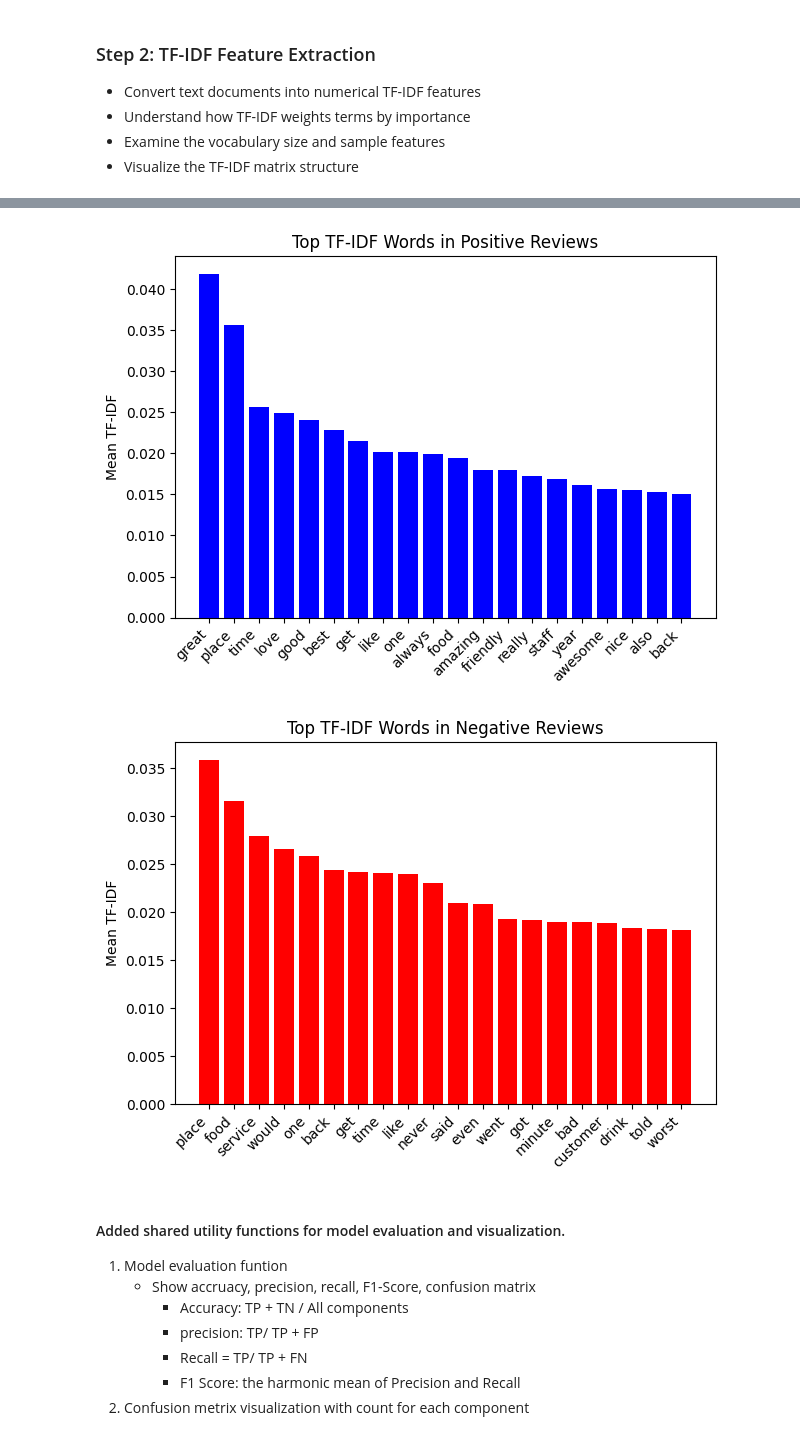
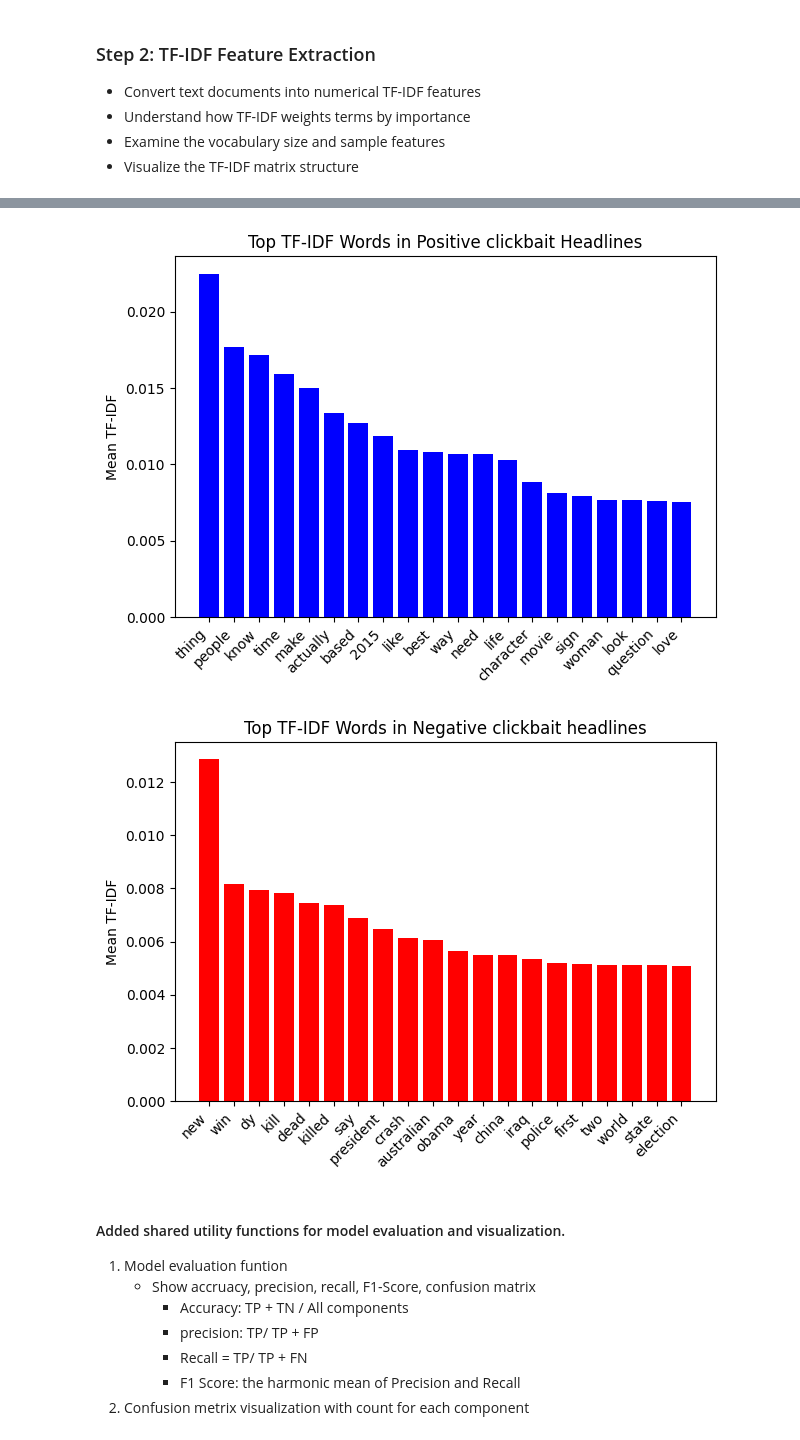
Before and after one commit to kkim8781294/PROG8245-ml-final-project-group3, a Jupyter notebook: TextClassificationFinalProjectGroup3.ipynb, the cells around one changed output, grey strips where cells are left out. Drawn from its saved outputs; the diff is of its cells as text; code cells hidden in the pictures.

Commit message:
Updated dataset and modified Step 1–2 code to reflect new clickbait data

```diff
--- a/TextClassificationFinalProjectGroup3.ipynb
+++ b/TextClassificationFinalProjectGroup3.ipynb
@@ -82,6 +92,6 @@ def preprocess_text(text):
 # %%
-df = pd.read_csv("data/TestReviews.csv")
-df = df.rename(columns={"review": "text", "class": "label"})
+df = pd.read_csv("data/clickbait_data.csv")
+df = df.rename(columns={"headline": "text", "clickbait": "label"})
 
 print("Original dataset")
 display(df)
@@ -310,37 +348,37 @@ X_train_neg = X_train_tfidf[mask_neg]
 
 mean_pos = np.asarray(X_train_pos.mean(axis=0)).ravel()
 mean_neg = np.asarray(X_train_neg.mean(axis=0)).ravel()
 
 
 featured_word = tfidf.get_feature_names_out()
 
 
 top_pos_idx = np.argsort(mean_pos)[-20:][::-1]
 top_neg_idx = np.argsort(mean_neg)[-20:][::-1]
 
 top_pos_words = featured_word[top_pos_idx]
 top_pos_values = mean_pos[top_pos_idx]
 
 top_neg_words = featured_word[top_neg_idx]
 top_neg_values = mean_neg[top_neg_idx]
 
 
 plt.bar(top_pos_words, top_pos_values, color="blue")
 plt.xticks(rotation=45, ha="right")
-plt.title("Top TF-IDF Words in Positive Reviews")
+plt.title("Top TF-IDF Words in Positive clickbait Headlines")
 plt.ylabel("Mean TF-IDF")
 plt.tight_layout()
 plt.show()
 
 plt.bar(top_neg_words, top_neg_values, color="red")
 plt.xticks(rotation=45, ha="right")
-plt.title("Top TF-IDF Words in Negative Reviews")
+plt.title("Top TF-IDF Words in Negative clickbait headlines")
 plt.ylabel("Mean TF-IDF")
 plt.tight_layout()
 plt.show()
 # %% [output]
-[figure, old version]
+[figure, new version]
-[figure, old version]
+[figure, new version]
 # %% [markdown]
 #### Added shared utility functions for model evaluation and visualization.
 1. Model evaluation funtion
```
Also changed, not shown: parts of 24 cells of this notebook, 2 other files.
